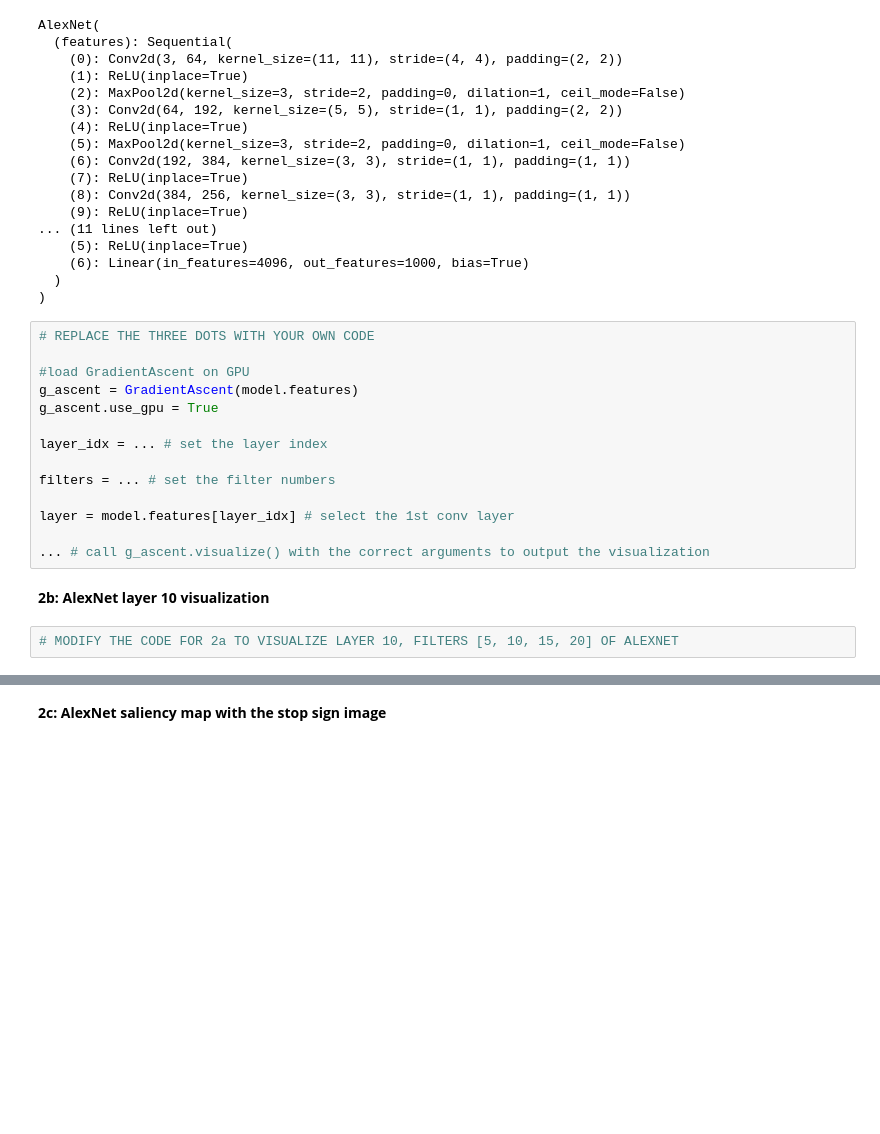
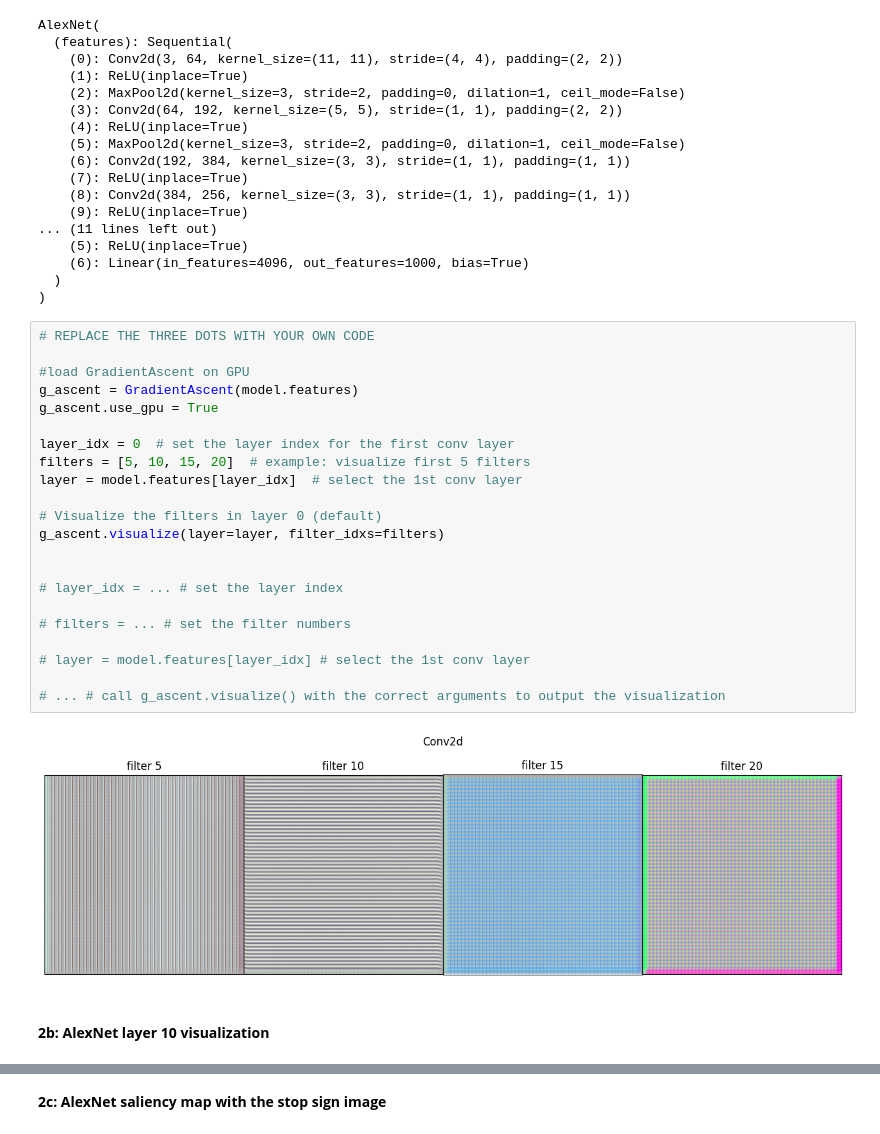
Before and after one commit to aitechroberts/trustworthy_ai, a Jupyter notebook: CMU_24784_S2024_P1_Students.ipynb, the cells around one changed output, grey strips where cells are left out. Cells and saved outputs as stored; diff of their text form; blank space fills up the shorter version.

```diff
--- a/CMU_24784_S2024_P1_Students.ipynb
+++ b/CMU_24784_S2024_P1_Students.ipynb
@@ -277,18 +273,26 @@ AlexNet(
 # %%
 # REPLACE THE THREE DOTS WITH YOUR OWN CODE
 
 #load GradientAscent on GPU
 g_ascent = GradientAscent(model.features)
 g_ascent.use_gpu = True
 
-layer_idx = ... # set the layer index
+layer_idx = 0  # set the layer index for the first conv layer
+filters = [5, 10, 15, 20]  # example: visualize first 5 filters
+layer = model.features[layer_idx]  # select the 1st conv layer
 
-filters = ... # set the filter numbers
+# Visualize the filters in layer 0 (default)
+g_ascent.visualize(layer=layer, filter_idxs=filters)
 
-layer = model.features[layer_idx] # select the 1st conv layer
 
-... # call g_ascent.visualize() with the correct arguments to output the visualization
+# layer_idx = ... # set the layer index
+
+# filters = ... # set the filter numbers
+
+# layer = model.features[layer_idx] # select the 1st conv layer
+
+# ... # call g_ascent.visualize() with the correct arguments to output the visualization
+# %% [output]
+[figure, added]
 # %% [markdown]
 **2b: AlexNet layer 10 visualization**
-# %%
-# MODIFY THE CODE FOR 2a TO VISUALIZE LAYER 10, FILTERS [5, 10, 15, 20] OF ALEXNET
```
Also changed, not shown: parts of 18 cells of this notebook.
